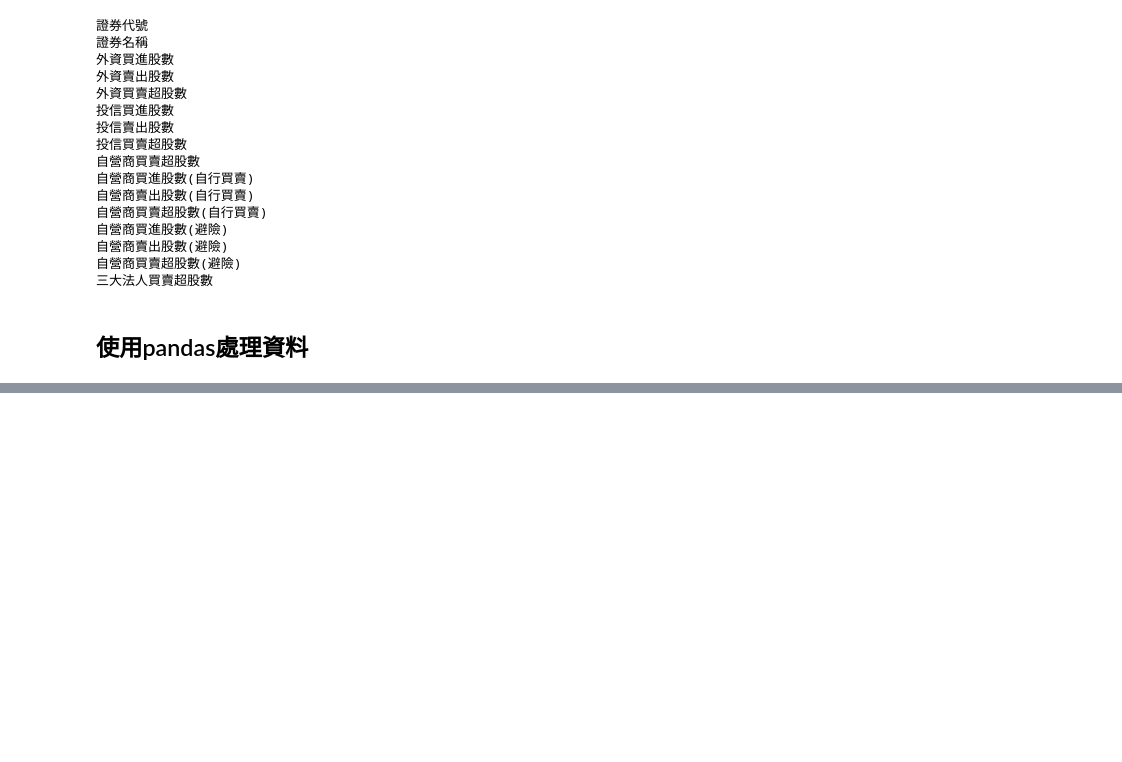
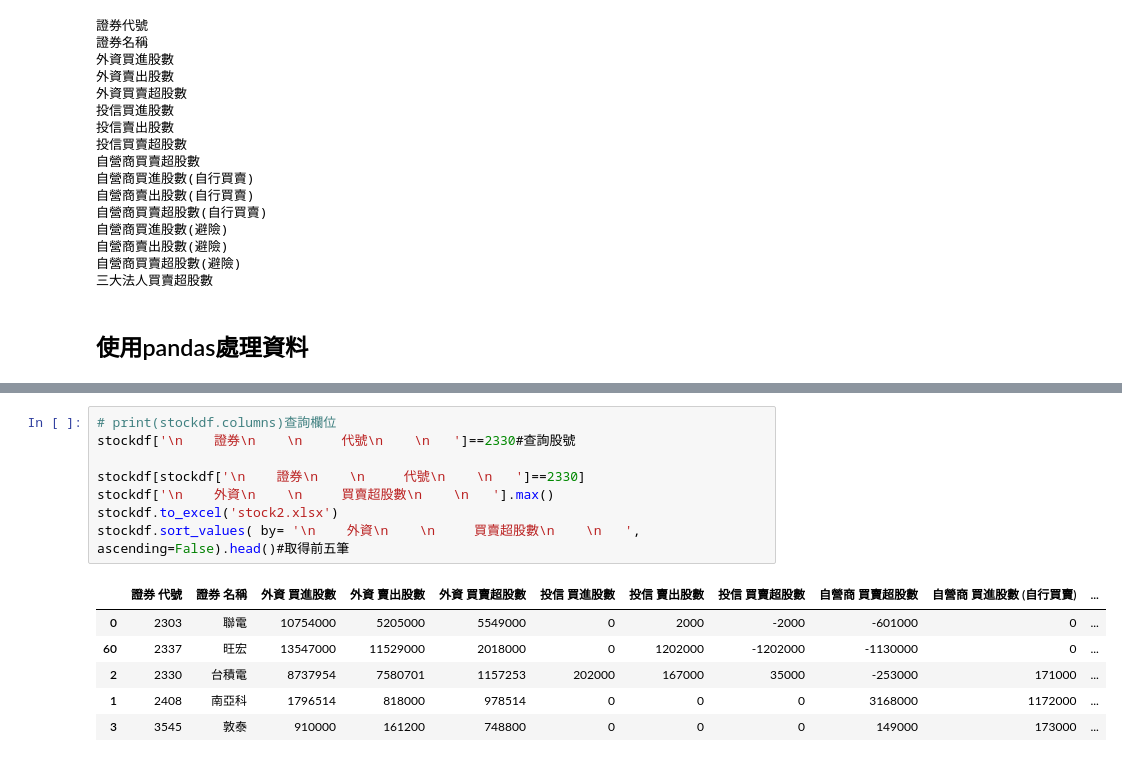
Before and after one commit to nagi31904/python_network_1, a Jupyter notebook: python_network1.ipynb, the cells around one changed output, grey strips where cells are left out. Cells and saved outputs as stored; diff of their text form; blank space fills up the shorter version.

```diff
--- a/python_network1.ipynb
+++ b/python_network1.ipynb
@@ -122,0 +260,15 @@ for th in tb[0].select('th'):
+# %%
+# print(stockdf.columns)查詢欄位
+stockdf['\n    證券\n    \n     代號\n    \n   ']==2330#查詢股號
+
+stockdf[stockdf['\n    證券\n    \n     代號\n    \n   ']==2330]
+stockdf['\n    外資\n    \n     買賣超股數\n    \n   '].max()
+stockdf.to_excel('stock2.xlsx')
+stockdf.sort_values( by= '\n    外資\n    \n     買賣超股數\n    \n   ', ascending=False).head()#取得前五筆
+# %% [output]
+|  | 證券 代號 | 證券 名稱 | 外資 買進股數 | 外資 賣出股數 | 外資 買賣超股數 | 投信 買進股數 | 投信 賣出股數 | 投信 買賣超股數 | 自營商 買賣超股數 | 自營商 買進股數 (自行買賣) | ... |
+| 0 | 2303 | 聯電 | 10754000 | 5205000 | 5549000 | 0 | 2000 | -2000 | -601000 | 0 | ... |
+| 60 | 2337 | 旺宏 | 13547000 | 11529000 | 2018000 | 0 | 1202000 | -1202000 | -1130000 | 0 | ... |
+| 2 | 2330 | 台積電 | 8737954 | 7580701 | 1157253 | 202000 | 167000 | 35000 | -253000 | 171000 | ... |
+| 1 | 2408 | 南亞科 | 1796514 | 818000 | 978514 | 0 | 0 | 0 | 3168000 | 1172000 | ... |
+| 3 | 3545 | 敦泰 | 910000 | 161200 | 748800 | 0 | 0 | 0 | 149000 | 173000 | ... |
```
Also changed, not shown: parts of 12 cells of this notebook.
